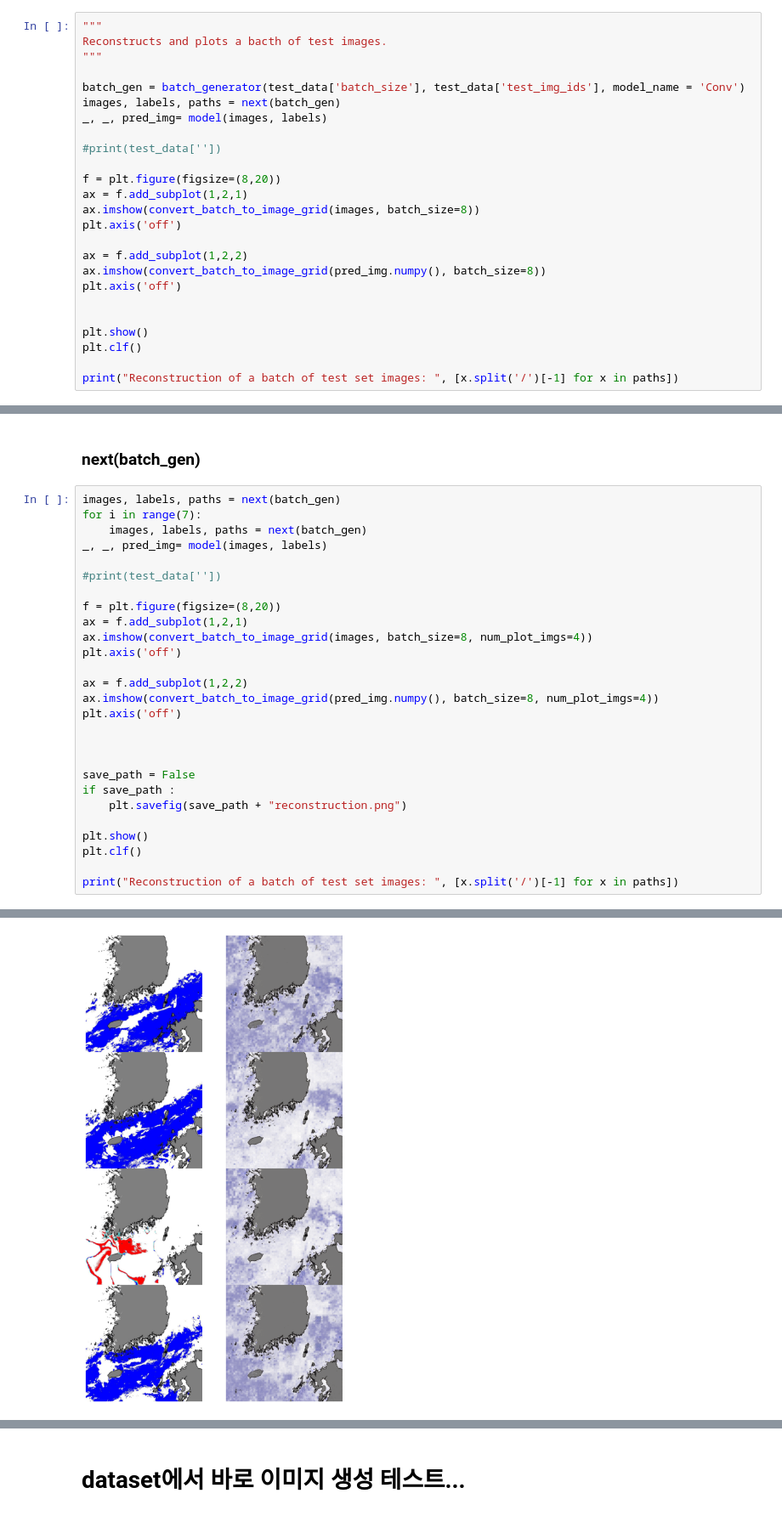
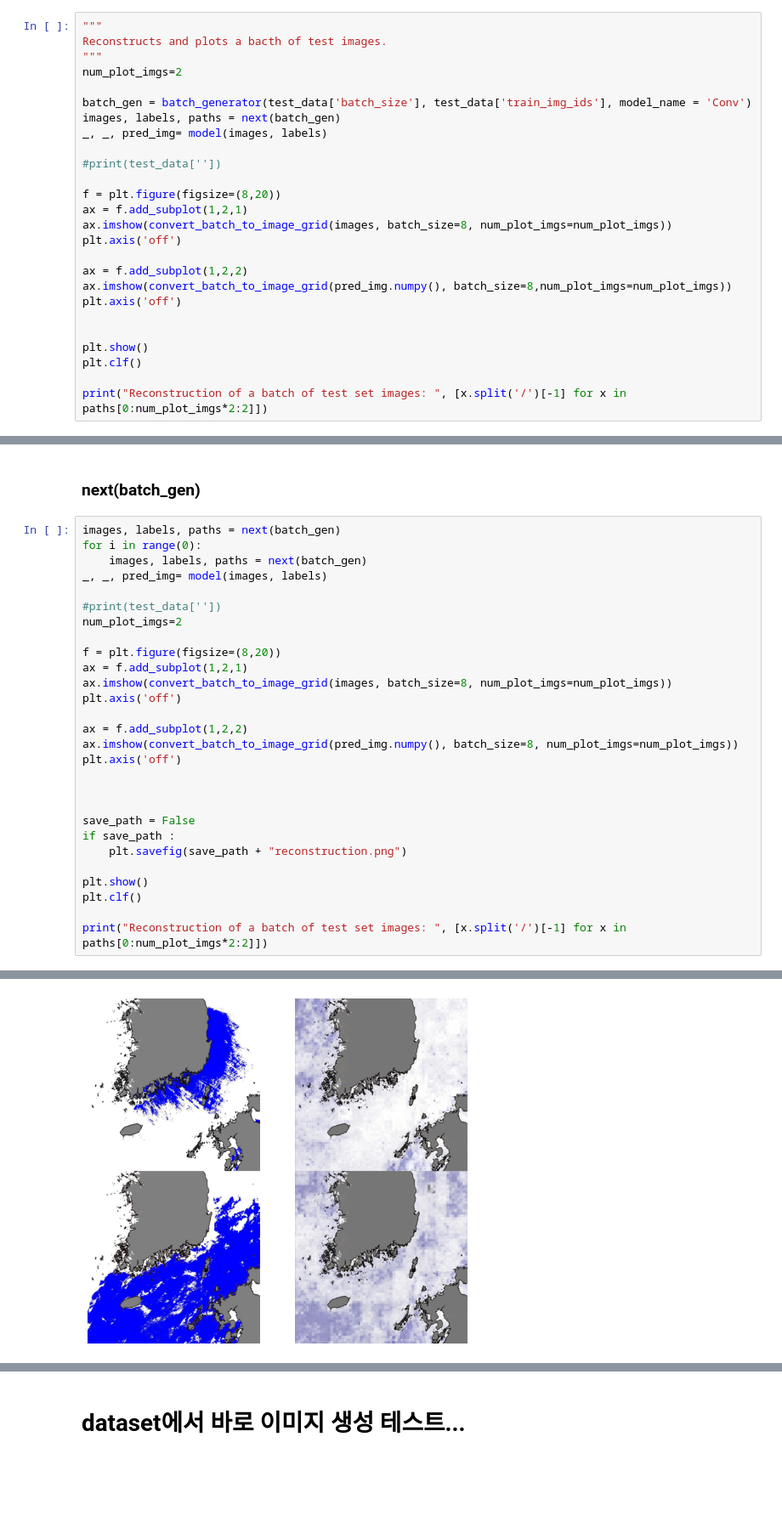
Before and after one commit to chhyyi/rz_cvae, a Jupyter notebook: importing_gozsoy.ipynb, the cells around one changed output, grey strips where cells are left out. Shown: that part at 85% size. Saved outputs shown, nothing was run; the diff lists cells and outputs as text; blank space fills up the shorter version.

```diff
--- a/importing_gozsoy.ipynb
+++ b/importing_gozsoy.ipynb
@@ -218,8 +218,9 @@ test_data = read_data("./test_data")
 """
 Reconstructs and plots a bacth of test images.
 """
+num_plot_imgs=2
 
-batch_gen = batch_generator(test_data['batch_size'], test_data['test_img_ids'], model_name = 'Conv')
+batch_gen = batch_generator(test_data['batch_size'], test_data['train_img_ids'], model_name = 'Conv')
 images, labels, paths = next(batch_gen)
 _, _, pred_img= model(images, labels)
 
@@ -227,17 +228,17 @@ _, _, pred_img= model(images, labels)
 
 f = plt.figure(figsize=(8,20))
 ax = f.add_subplot(1,2,1)
-ax.imshow(convert_batch_to_image_grid(images, batch_size=8))
+ax.imshow(convert_batch_to_image_grid(images, batch_size=8, num_plot_imgs=num_plot_imgs))
 plt.axis('off')
 
 ax = f.add_subplot(1,2,2)
-ax.imshow(convert_batch_to_image_grid(pred_img.numpy(), batch_size=8))
+ax.imshow(convert_batch_to_image_grid(pred_img.numpy(), batch_size=8,num_plot_imgs=num_plot_imgs))
 plt.axis('off')
 
 
 plt.show()
 plt.clf()
 
-print("Reconstruction of a batch of test set images: ", [x.split('/')[-1] for x in paths])
+print("Reconstruction of a batch of test set images: ", [x.split('/')[-1] for x in paths[0:num_plot_imgs*2:2]])
 # %% [output]
 Clipping input data to the valid range for imshow with RGB data ([0..1] for floats or [0..255] for integers).
@@ -248,31 +249,32 @@ Reconstruction of a batch of test set images:  ['20210925_13_RI.jpg.jpg', '20210
 ### next(batch_gen)
 # %%
 images, labels, paths = next(batch_gen)
-for i in range(7):
+for i in range(0):
     images, labels, paths = next(batch_gen)
 _, _, pred_img= model(images, labels)
 
 #print(test_data[''])
+num_plot_imgs=2
 
 f = plt.figure(figsize=(8,20))
 ax = f.add_subplot(1,2,1)
-ax.imshow(convert_batch_to_image_grid(images, batch_size=8, num_plot_imgs=4))
+ax.imshow(convert_batch_to_image_grid(images, batch_size=8, num_plot_imgs=num_plot_imgs))
 plt.axis('off')
 
 ax = f.add_subplot(1,2,2)
-ax.imshow(convert_batch_to_image_grid(pred_img.numpy(), batch_size=8, num_plot_imgs=4))
+ax.imshow(convert_batch_to_image_grid(pred_img.numpy(), batch_size=8, num_plot_imgs=num_plot_imgs))
 plt.axis('off')
 
 
 
 save_path = False
 if save_path :
     plt.savefig(save_path + "reconstruction.png")
 
 plt.show()
 plt.clf()
 
-print("Reconstruction of a batch of test set images: ", [x.split('/')[-1] for x in paths])
+print("Reconstruction of a batch of test set images: ", [x.split('/')[-1] for x in paths[0:num_plot_imgs*2:2]])
 # %% [output]
 Clipping input data to the valid range for imshow with RGB data ([0..1] for floats or [0..255] for integers).
-[figure, old version]
+[figure, new version]
```
Also changed, not shown: parts of 5 cells of this notebook.
